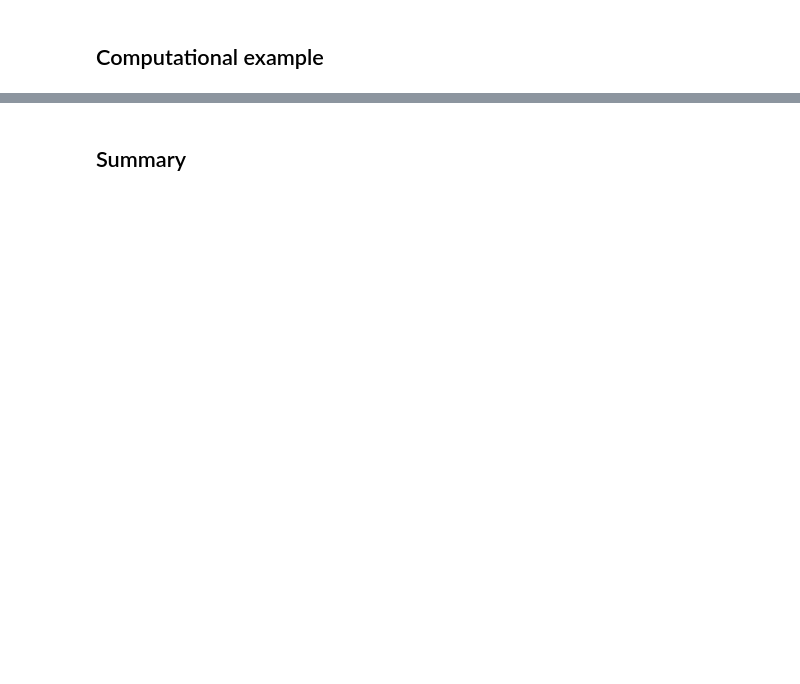
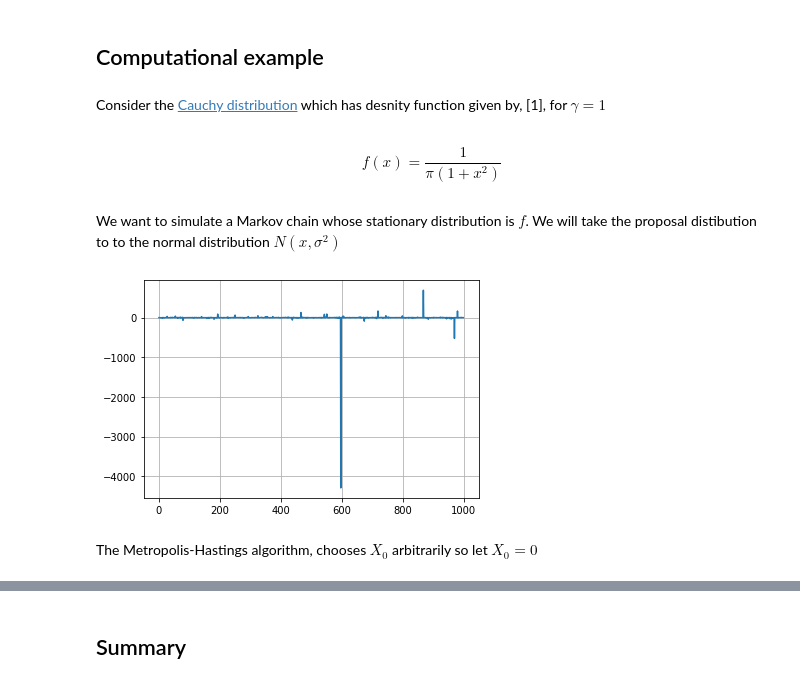
Before and after one commit to pockerman/probability_and_statistics_notes, a Jupyter notebook: probability_and_statistics/simulation_methods/metropolis_hastings_algorithm.ipynb, the cells around one changed output, grey strips where cells are left out. Saved outputs shown, nothing was run; the diff lists cells and outputs as text; code cells hidden in the pictures; blank space fills up the shorter version.

Commit message:
Update Metropolis-Hastings algorithm

```diff
--- a/probability_and_statistics/simulation_methods/metropolis_hastings_algorithm.ipynb
+++ b/probability_and_statistics/simulation_methods/metropolis_hastings_algorithm.ipynb
@@ -48,2 +51,10 @@ $$r(x,y) = min \{\frac{f(y)}{f(x_i)}, 1\}$$
 # %% [markdown]
 ## Computational example
+# %% [markdown]
+Consider the <a href="https://en.wikipedia.org/wiki/Cauchy_distribution">Cauchy distribution</a>
+which has desnity function given by, [1], for $\gamma=1$
+# %% [markdown]
+$$f(x)=\frac{1}{\pi(1 + x^2)}$$
+# %% [markdown]
+We want to simulate a Markov chain whose stationary distribution is $f$. We will take the proposal distibution to
+to the normal distribution $N(x,\sigma^2)$
@@ -49,0 +68,9 @@ $$r(x,y) = min \{\frac{f(y)}{f(x_i)}, 1\}$$
+# %%
+# set seed so that we can repeat the experiment
+cauchy_sample = np.random.standard_cauchy(size=1000)
+
+plt.plot(cauchy_sample)
+plt.grid(True)
+plt.show()
+# %% [output]
+[figure, added]
@@ -49,0 +81,2 @@ $$r(x,y) = min \{\frac{f(y)}{f(x_i)}, 1\}$$
+# %% [markdown]
+The Metropolis-Hastings algorithm, chooses $X_0$ arbitrarily so let $X_0=0$
```
Also changed, not shown: parts of 10 cells of this notebook, 1 other file.
